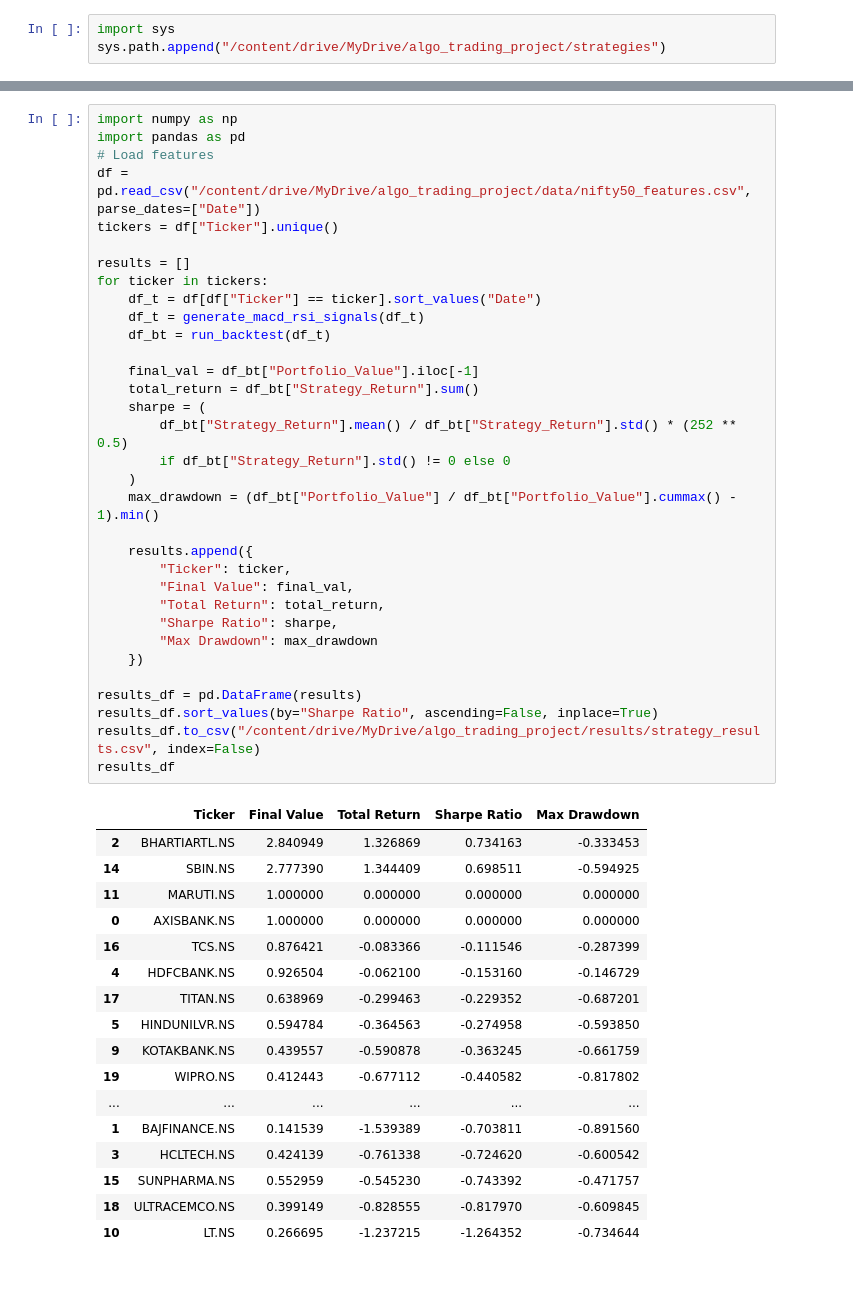
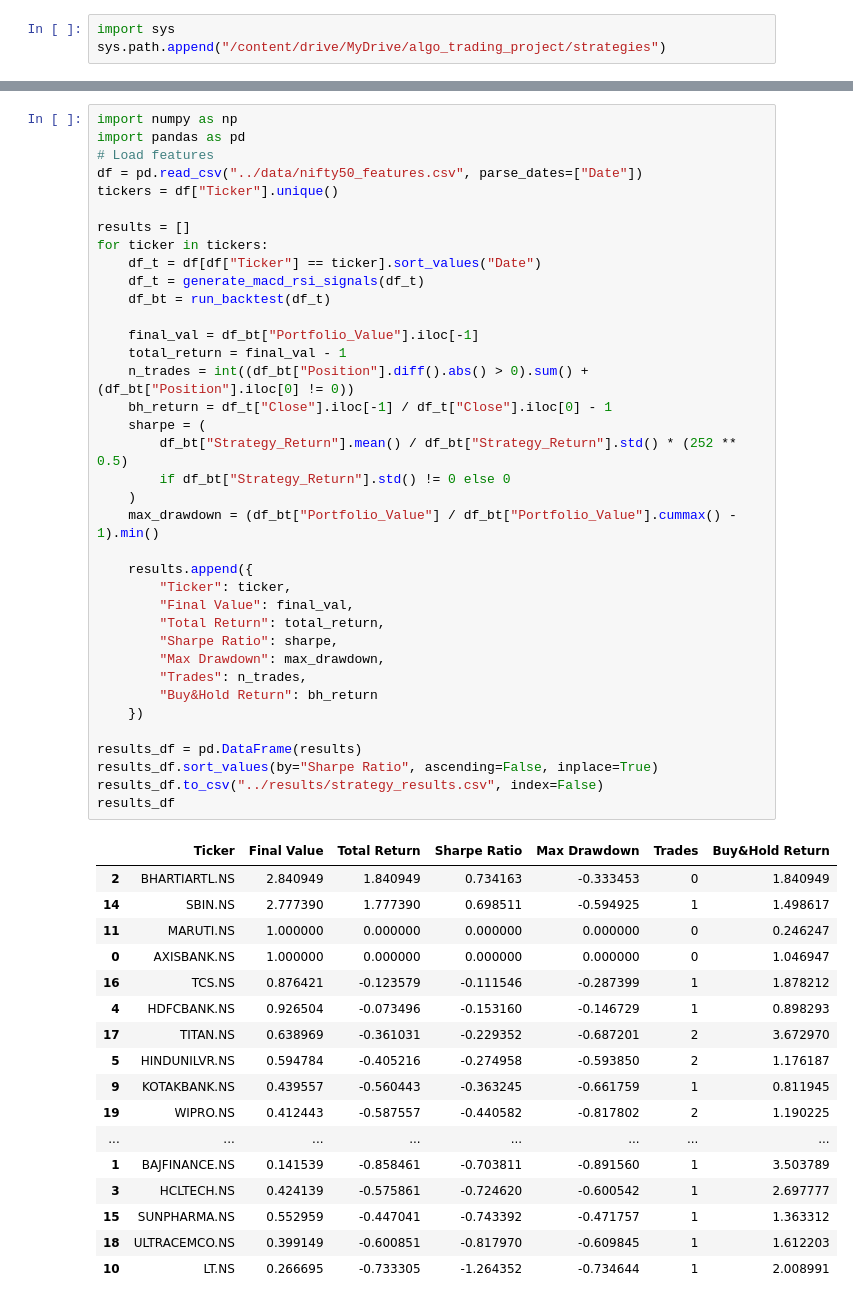
Before and after one commit to Yugdes/Nifty50-Algo-Trading-Strategy, a Jupyter notebook: notebooks/03_strategy_backtesting.ipynb, the cells around one changed output, grey strips where cells are left out. Saved outputs shown, nothing was run; the diff lists cells and outputs as text.

Commit message:
Update notebooks, data, and visualizations for Nifty50 Algo Trading Strategy

```diff
--- a/notebooks/03_strategy_backtesting.ipynb
+++ b/notebooks/03_strategy_backtesting.ipynb
@@ -10,51 +27,55 @@ from strategy_functions import generate_macd_rsi_signals, run_backtest
 # %%
 import numpy as np
 import pandas as pd
 # Load features
-df = pd.read_csv("/content/drive/MyDrive/algo_trading_project/data/nifty50_features.csv", parse_dates=["Date"])
+df = pd.read_csv("../data/nifty50_features.csv", parse_dates=["Date"])
 tickers = df["Ticker"].unique()
 
 results = []
 for ticker in tickers:
     df_t = df[df["Ticker"] == ticker].sort_values("Date")
     df_t = generate_macd_rsi_signals(df_t)
     df_bt = run_backtest(df_t)
 
     final_val = df_bt["Portfolio_Value"].iloc[-1]
-    total_return = df_bt["Strategy_Return"].sum()
+    total_return = final_val - 1
+    n_trades = int((df_bt["Position"].diff().abs() > 0).sum() + (df_bt["Position"].iloc[0] != 0))
+    bh_return = df_t["Close"].iloc[-1] / df_t["Close"].iloc[0] - 1
     sharpe = (
         df_bt["Strategy_Return"].mean() / df_bt["Strategy_Return"].std() * (252 ** 0.5)
         if df_bt["Strategy_Return"].std() != 0 else 0
     )
     max_drawdown = (df_bt["Portfolio_Value"] / df_bt["Portfolio_Value"].cummax() - 1).min()
 
     results.append({
         "Ticker": ticker,
         "Final Value": final_val,
         "Total Return": total_return,
         "Sharpe Ratio": sharpe,
-        "Max Drawdown": max_drawdown
+        "Max Drawdown": max_drawdown,
+        "Trades": n_trades,
+        "Buy&Hold Return": bh_return
     })
 
 results_df = pd.DataFrame(results)
 results_df.sort_values(by="Sharpe Ratio", ascending=False, inplace=True)
-results_df.to_csv("/content/drive/MyDrive/algo_trading_project/results/strategy_results.csv", index=False)
+results_df.to_csv("../results/strategy_results.csv", index=False)
 results_df
 # %% [output]
-|  | Ticker | Final Value | Total Return | Sharpe Ratio | Max Drawdown |
-| 2 | BHARTIARTL.NS | 2.840949 | 1.326869 | 0.734163 | -0.333453 |
-| 14 | SBIN.NS | 2.777390 | 1.344409 | 0.698511 | -0.594925 |
-| 11 | MARUTI.NS | 1.000000 | 0.000000 | 0.000000 | 0.000000 |
-| 0 | AXISBANK.NS | 1.000000 | 0.000000 | 0.000000 | 0.000000 |
-| 16 | TCS.NS | 0.876421 | -0.083366 | -0.111546 | -0.287399 |
-| 4 | HDFCBANK.NS | 0.926504 | -0.062100 | -0.153160 | -0.146729 |
-| 17 | TITAN.NS | 0.638969 | -0.299463 | -0.229352 | -0.687201 |
-| 5 | HINDUNILVR.NS | 0.594784 | -0.364563 | -0.274958 | -0.593850 |
-| 9 | KOTAKBANK.NS | 0.439557 | -0.590878 | -0.363245 | -0.661759 |
-| 19 | WIPRO.NS | 0.412443 | -0.677112 | -0.440582 | -0.817802 |
-| ... | ... | ... | ... | ... | ... |
-| 1 | BAJFINANCE.NS | 0.141539 | -1.539389 | -0.703811 | -0.891560 |
-| 3 | HCLTECH.NS | 0.424139 | -0.761338 | -0.724620 | -0.600542 |
-| 15 | SUNPHARMA.NS | 0.552959 | -0.545230 | -0.743392 | -0.471757 |
-| 18 | ULTRACEMCO.NS | 0.399149 | -0.828555 | -0.817970 | -0.609845 |
-| 10 | LT.NS | 0.266695 | -1.237215 | -1.264352 | -0.734644 |
+|  | Ticker | Final Value | Total Return | Sharpe Ratio | Max Drawdown | Trades | Buy&Hold Return |
+| 2 | BHARTIARTL.NS | 2.840949 | 1.840949 | 0.734163 | -0.333453 | 0 | 1.840949 |
+| 14 | SBIN.NS | 2.777390 | 1.777390 | 0.698511 | -0.594925 | 1 | 1.498617 |
+| 11 | MARUTI.NS | 1.000000 | 0.000000 | 0.000000 | 0.000000 | 0 | 0.246247 |
+| 0 | AXISBANK.NS | 1.000000 | 0.000000 | 0.000000 | 0.000000 | 0 | 1.046947 |
+| 16 | TCS.NS | 0.876421 | -0.123579 | -0.111546 | -0.287399 | 1 | 1.878212 |
+| 4 | HDFCBANK.NS | 0.926504 | -0.073496 | -0.153160 | -0.146729 | 1 | 0.898293 |
+| 17 | TITAN.NS | 0.638969 | -0.361031 | -0.229352 | -0.687201 | 2 | 3.672970 |
+| 5 | HINDUNILVR.NS | 0.594784 | -0.405216 | -0.274958 | -0.593850 | 2 | 1.176187 |
+| 9 | KOTAKBANK.NS | 0.439557 | -0.560443 | -0.363245 | -0.661759 | 1 | 0.811945 |
+| 19 | WIPRO.NS | 0.412443 | -0.587557 | -0.440582 | -0.817802 | 2 | 1.190225 |
+| ... | ... | ... | ... | ... | ... | ... | ... |
+| 1 | BAJFINANCE.NS | 0.141539 | -0.858461 | -0.703811 | -0.891560 | 1 | 3.503789 |
+| 3 | HCLTECH.NS | 0.424139 | -0.575861 | -0.724620 | -0.600542 | 1 | 2.697777 |
+| 15 | SUNPHARMA.NS | 0.552959 | -0.447041 | -0.743392 | -0.471757 | 1 | 1.363312 |
+| 18 | ULTRACEMCO.NS | 0.399149 | -0.600851 | -0.817970 | -0.609845 | 1 | 1.612203 |
+| 10 | LT.NS | 0.266695 | -0.733305 | -1.264352 | -0.734644 | 1 | 2.008991 |
```
Also changed, not shown: parts of 4 cells of this notebook, 10 other files.
